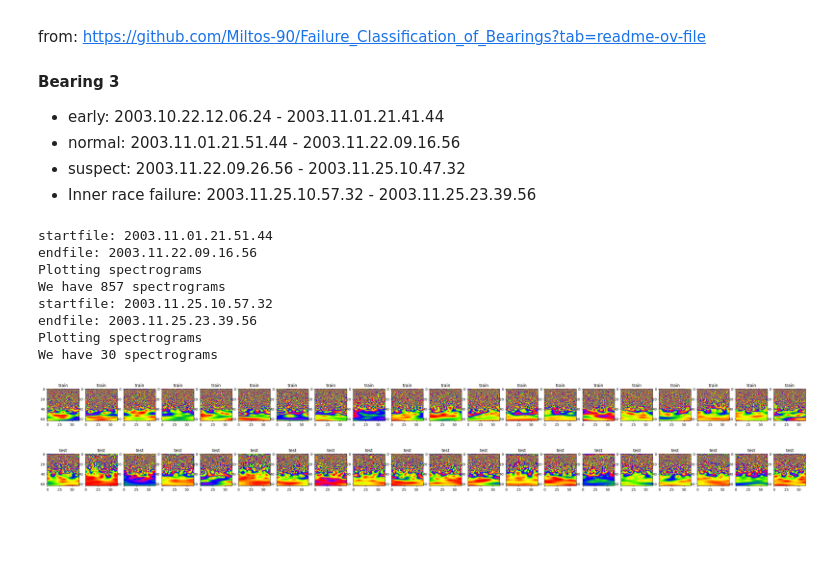
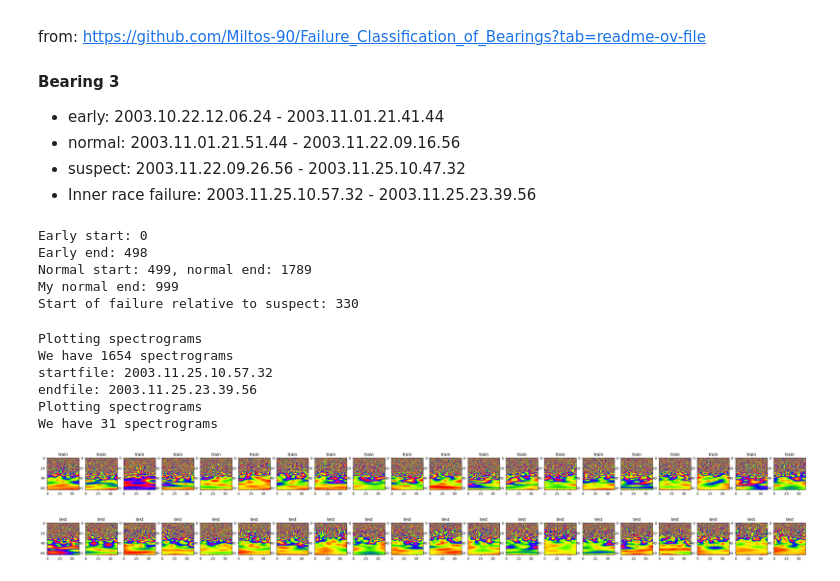
Before and after one commit to bitmorse/bearings-max78000, a Jupyter notebook: make_dataset.ipynb, the cells around one changed output. Cells and saved outputs as stored; diff of their text form; code cells hidden in the pictures; blank space fills up the shorter version.

```diff
--- a/make_dataset.ipynb
+++ b/make_dataset.ipynb
@@ -235,6 +245,27 @@ from: https://github.com/Miltos-90/Failure_Classification_of_Bearings?tab=readme
 * normal: 2003.11.01.21.51.44 - 2003.11.22.09.16.56
 * suspect: 2003.11.22.09.26.56 - 2003.11.25.10.47.32
 * Inner race failure: 2003.11.25.10.57.32 - 2003.11.25.23.39.56
+# %%
+early_start = experiment_files['1'].index('2003.10.22.12.06.24')
+early_end = experiment_files['1'].index('2003.11.01.21.41.44')
+normal_start = experiment_files['1'].index('2003.11.01.21.51.44')
+real_normal_end = experiment_files['1'].index('2003.11.22.09.16.56')
+
+my_normal_end = normal_start + 500
+
+start_of_failure_relative_to_suspect = experiment_files['1'].index('2003.11.25.10.57.32') -experiment_files['1'].index('2003.11.22.09.26.56')
+
+print("Early start: %s" % early_start)
+print("Early end: %s" % early_end)
+print("Normal start: %s, normal end: %s" % (normal_start, real_normal_end))
+print("My normal end: %s" % my_normal_end)
+print("Start of failure relative to suspect: %s" % start_of_failure_relative_to_suspect)
+# %% [output]
+Early start: 0
+Early end: 498
+Normal start: 499, normal end: 1789
+My normal end: 999
+Start of failure relative to suspect: 330
 # %%
 def create_torch_nasa_spectrograms(experiments_data, experiment_files, name="train", startfile = "2003.11.01.21.51.44", endfile= "2003.11.22.09.16.56", bearing=3, experiment="1", save=False, plot=False):
 
@@ -253,8 +284,9 @@ def create_torch_nasa_spectrograms(experiments_data, experiment_files, name="tra
 
     #generate spectrograms
     all_training_sample_spectrograms = []
+    all_training_labels = []
     for i in range(0, len(training_data)):
-        if plot and np.random.rand() > 0.1:
+        if plot and np.random.rand() > 0.2:
             #skip 90% of the data if we are plotting
             continue
         else:
@@ -265,43 +297,44 @@ def create_torch_nasa_spectrograms(experiments_data, experiment_files, name="tra
                     #skip 90% of the data if we are plotting
                     continue
                 else:
+                    label = training_files[i]
                     all_training_sample_spectrograms.append(cwt_features(window))
-
+                    all_training_labels.append(label)
 
 
     all_training_sample_spectrograms = np.stack(all_training_sample_spectrograms)
+    all_training_labels = np.stack(all_training_labels)
 
     if save:
         print("we have %s normal training samples of %s x %s stft spectrograms" % (all_training_sample_spectrograms.shape[0], all_training_sample_spectrograms.shape[1], all_training_sample_spectrograms.shape[2]))
         #save the dataset
         torch.save(all_training_sample_spectrograms, "%s_%s_exp%s_b%s_spectrograms.pt" % (DATASET_NAME,name,experiment,bearing))
+        torch.save(all_training_labels, "%s_%s_exp%s_b%s_labels.pt" % (DATASET_NAME,name,experiment,bearing))
         os.system("ls")
 
     if plot:
         #create subplot
         print("Plotting spectrograms")
         print("We have %s spectrograms" % all_training_sample_spectrograms.shape[0])
         plt.figure(figsize=(40, 5))
         for i in range(0, 20):
             plt.subplot(2, 20, i+1)
             plt.title(name)
             plt.imshow(all_training_sample_spectrograms[i],cmap='prism')
 
     return all_training_sample_spectrograms
 
-train = create_torch_nasa_spectrograms(experiments_data, experiment_files, name="train", startfile = "2003.11.01.21.51.44", endfile= "2003.11.22.09.16.56", bearing=3, experiment="1", save=False, plot=True)
+train = create_torch_nasa_spectrograms(experiments_data, experiment_files, name="train", startfile = normal_start, endfile= real_normal_end, bearing=3, experiment="1", save=False, plot=True)
 test = create_torch_nasa_spectrograms(experiments_data, experiment_files, name="test", startfile = "2003.11.25.10.57.32", endfile= "2003.11.25.23.39.56", bearing=3, experiment="1", save=False, plot=True)
 # %% [output]
-startfile: 2003.11.01.21.51.44
-endfile: 2003.11.22.09.16.56
 Plotting spectrograms
-We have 857 spectrograms
+We have 1654 spectrograms
 startfile: 2003.11.25.10.57.32
 endfile: 2003.11.25.23.39.56
 Plotting spectrograms
-We have 30 spectrograms
+We have 31 spectrograms
-[figure, old version]
+[figure, new version]
-[figure, old version]
+[figure, new version]
 # %%
 print(train[0].max(), train[0].min(), train[0].mean())
 print(test[0].max(), test[0].min(), test[0].mean())
```
Also changed, not shown: parts of 8 cells of this notebook, 10 other files.
